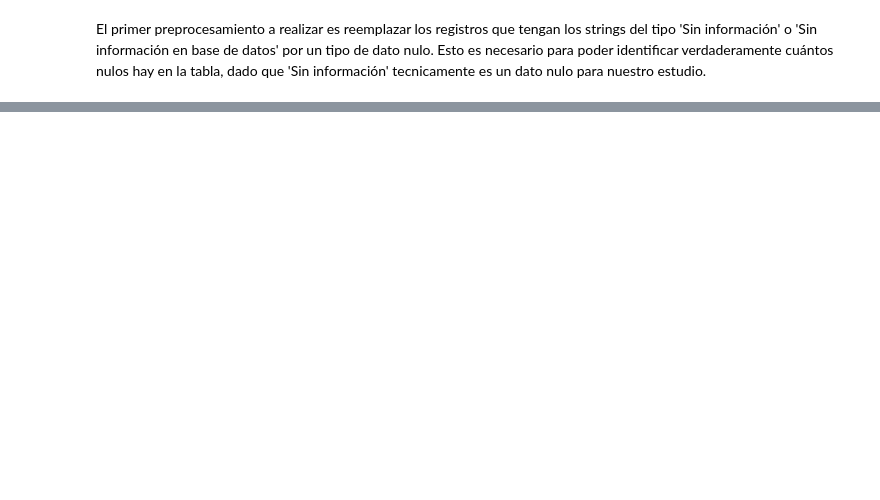
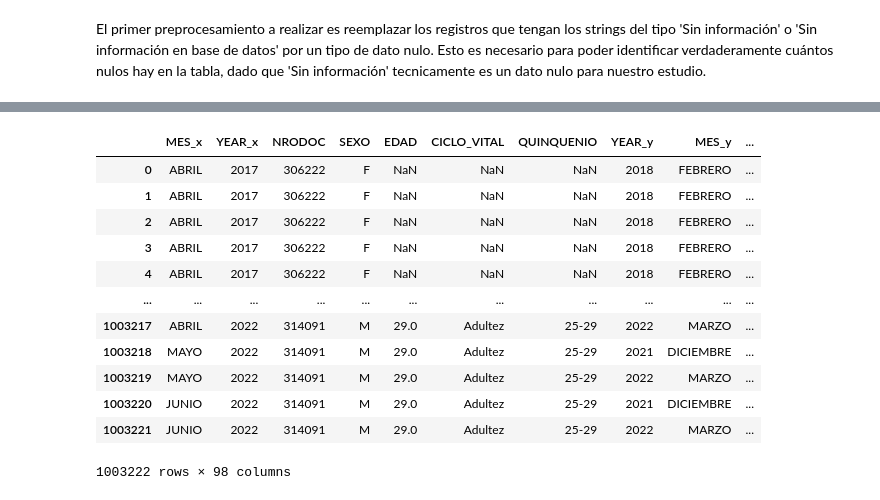
Before and after one commit to EstebanCaroP/Proyecto_Salud, a Jupyter notebook: B_Preprocesamiento.ipynb, the cells around one changed output, grey strips where cells are left out. Drawn from its saved outputs; the diff is of its cells as text; code cells hidden in the pictures; blank space fills up the shorter version.

```diff
--- a/B_Preprocesamiento.ipynb
+++ b/B_Preprocesamiento.ipynb
@@ -122,6 +142,7 @@ display(df_usuarios.shape)
 # %% [markdown]
 El primer preprocesamiento a realizar es reemplazar los registros que tengan los strings del tipo 'Sin información' o 'Sin información en base de datos' por un tipo de dato nulo. Esto es necesario para poder identificar verdaderamente cuántos nulos hay en la tabla, dado que 'Sin información' tecnicamente es un dato nulo para nuestro estudio.
 # %%
-df_egresos.replace({'Sin Informacion': np.NaN, 'Sin información': np.NaN, 'Sin informacion en Base de datos': np.NaN, 'Sin informacion en base de datos': np.NaN}, inplace= True)
-df_usuarios.replace({'Sin Informacion': np.NaN, 'Sin información': np.NaN, 'Sin informacion en Base de datos': np.NaN, 'Sin informacion en base de datos': np.NaN}, inplace = True )
-df_cronicos.replace({'Sin Informacion': np.NaN, 'Sin información': np.NaN, 'Sin informacion en Base de datos': np.NaN, 'Sin informacion en base de datos': np.NaN}, inplace = True)
+datos_unidos.replace({'Sin Informacion': np.NaN, 'Sin información': np.NaN,
+                      'Sin informacion en Base de datos': np.NaN,
+                      'Sin informacion en base de datos': np.NaN,
+                      'ND': np.NaN}, inplace= True)
@@ -182,0 +149,23 @@
+# %%
+# Borrar  las variables que presentan una ausencia en sus valores del más del 20%
+porcentajes_nulos = datos_unidos.isnull().sum()*100/len(datos_unidos)
+eliminar = porcentajes_nulos[porcentajes_nulos > 20].keys()
+eliminar.tolist()
+
+datos_unidos.drop(columns = eliminar, inplace= True)
+# %%
+datos_unidos
+# %% [output]
+|  | MES_x | YEAR_x | NRODOC | SEXO | EDAD | CICLO_VITAL | QUINQUENIO | YEAR_y | MES_y | ... |
+| 0 | ABRIL | 2017 | 306222 | F | NaN | NaN | NaN | 2018 | FEBRERO | ... |
+| 1 | ABRIL | 2017 | 306222 | F | NaN | NaN | NaN | 2018 | FEBRERO | ... |
+| 2 | ABRIL | 2017 | 306222 | F | NaN | NaN | NaN | 2018 | FEBRERO | ... |
+| 3 | ABRIL | 2017 | 306222 | F | NaN | NaN | NaN | 2018 | FEBRERO | ... |
+| 4 | ABRIL | 2017 | 306222 | F | NaN | NaN | NaN | 2018 | FEBRERO | ... |
+| ... | ... | ... | ... | ... | ... | ... | ... | ... | ... | ... |
+| 1003217 | ABRIL | 2022 | 314091 | M | 29.0 | Adultez | 25-29 | 2022 | MARZO | ... |
+| 1003218 | MAYO | 2022 | 314091 | M | 29.0 | Adultez | 25-29 | 2021 | DICIEMBRE | ... |
+| 1003219 | MAYO | 2022 | 314091 | M | 29.0 | Adultez | 25-29 | 2022 | MARZO | ... |
+| 1003220 | JUNIO | 2022 | 314091 | M | 29.0 | Adultez | 25-29 | 2021 | DICIEMBRE | ... |
+| 1003221 | JUNIO | 2022 | 314091 | M | 29.0 | Adultez | 25-29 | 2022 | MARZO | ... |
+1003222 rows × 98 columns
```
Also changed, not shown: parts of 7 cells of this notebook.
